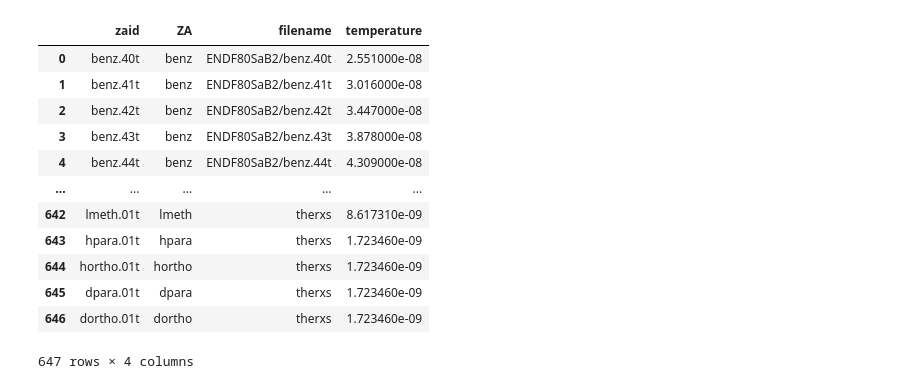
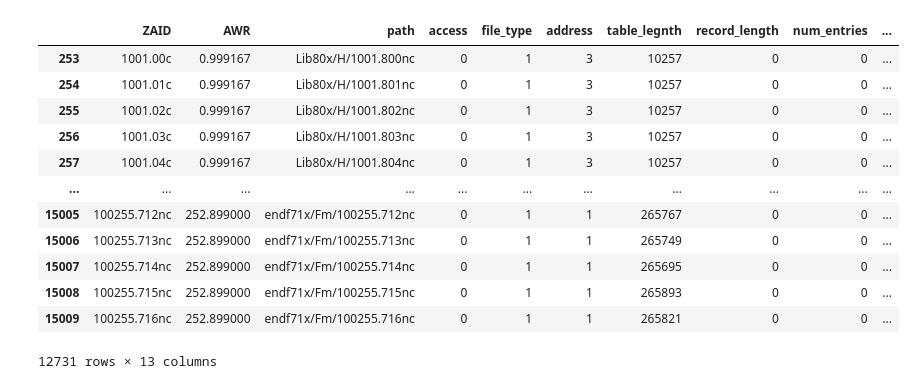
Before and after one commit to NuclearData/DataListing, a Jupyter notebook: FastNeutron.ipynb, the cells around one changed output. Drawn from its saved outputs; the diff is of its cells as text; code cells hidden in the pictures.

Commit message:
Adding metadata to XSDIR entries.

```diff
--- a/FastNeutron.ipynb
+++ b/FastNeutron.ipynb
@@ -6,19 +1,22 @@ XSDIR = listing.parseXSDIR()
-# %%
-entries = listing.ZAs_list(XSDIR,lib_type=['t'])
-
-frame = pd.DataFrame([vars(entry) for entry in entries], columns=['zaid', 'ZA', 'filename','temperature'])
-display(frame)
-# %% [output]
-|  | zaid | ZA | filename | temperature |
-| 0 | benz.40t | benz | ENDF80SaB2/benz.40t | 2.551000e-08 |
-| 1 | benz.41t | benz | ENDF80SaB2/benz.41t | 3.016000e-08 |
-| 2 | benz.42t | benz | ENDF80SaB2/benz.42t | 3.447000e-08 |
-| 3 | benz.43t | benz | ENDF80SaB2/benz.43t | 3.878000e-08 |
-| 4 | benz.44t | benz | ENDF80SaB2/benz.44t | 4.309000e-08 |
-| ... | ... | ... | ... | ... |
-| 642 | lmeth.01t | lmeth | therxs | 8.617310e-09 |
-| 643 | hpara.01t | hpara | therxs | 1.723460e-09 |
-| 644 | hortho.01t | hortho | therxs | 1.723460e-09 |
-| 645 | dpara.01t | dpara | therxs | 1.723460e-09 |
-| 646 | dortho.01t | dortho | therxs | 1.723460e-09 |
-647 rows × 4 columns
+# %%
+import pandas as pd
+
+import xsdir
+AWRs, XSDIR = xsdir.readXSDIR()
+entries = XSDIR.query("lib_type == 'c' or lib_type == 'nc'")
+# %%
+display(entries)
+# %% [output]
+|  | ZAID | AWR | path | access | file_type | address | table_legnth | record_length | num_entries | ... |
+| 253 | 1001.00c | 0.999167 | Lib80x/H/1001.800nc | 0 | 1 | 3 | 10257 | 0 | 0 | ... |
+| 254 | 1001.01c | 0.999167 | Lib80x/H/1001.801nc | 0 | 1 | 3 | 10257 | 0 | 0 | ... |
+| 255 | 1001.02c | 0.999167 | Lib80x/H/1001.802nc | 0 | 1 | 3 | 10257 | 0 | 0 | ... |
+| 256 | 1001.03c | 0.999167 | Lib80x/H/1001.803nc | 0 | 1 | 3 | 10257 | 0 | 0 | ... |
+| 257 | 1001.04c | 0.999167 | Lib80x/H/1001.804nc | 0 | 1 | 3 | 10257 | 0 | 0 | ... |
+| ... | ... | ... | ... | ... | ... | ... | ... | ... | ... | ... |
+| 15005 | 100255.712nc | 252.899000 | endf71x/Fm/100255.712nc | 0 | 1 | 1 | 265767 | 0 | 0 | ... |
+| 15006 | 100255.713nc | 252.899000 | endf71x/Fm/100255.713nc | 0 | 1 | 1 | 265749 | 0 | 0 | ... |
+| 15007 | 100255.714nc | 252.899000 | endf71x/Fm/100255.714nc | 0 | 1 | 1 | 265695 | 0 | 0 | ... |
+| 15008 | 100255.715nc | 252.899000 | endf71x/Fm/100255.715nc | 0 | 1 | 1 | 265893 | 0 | 0 | ... |
+| 15009 | 100255.716nc | 252.899000 | endf71x/Fm/100255.716nc | 0 | 1 | 1 | 265821 | 0 | 0 | ... |
+12731 rows × 13 columns
```
Also changed, not shown: parts of 3 cells of this notebook, 2 other files.
